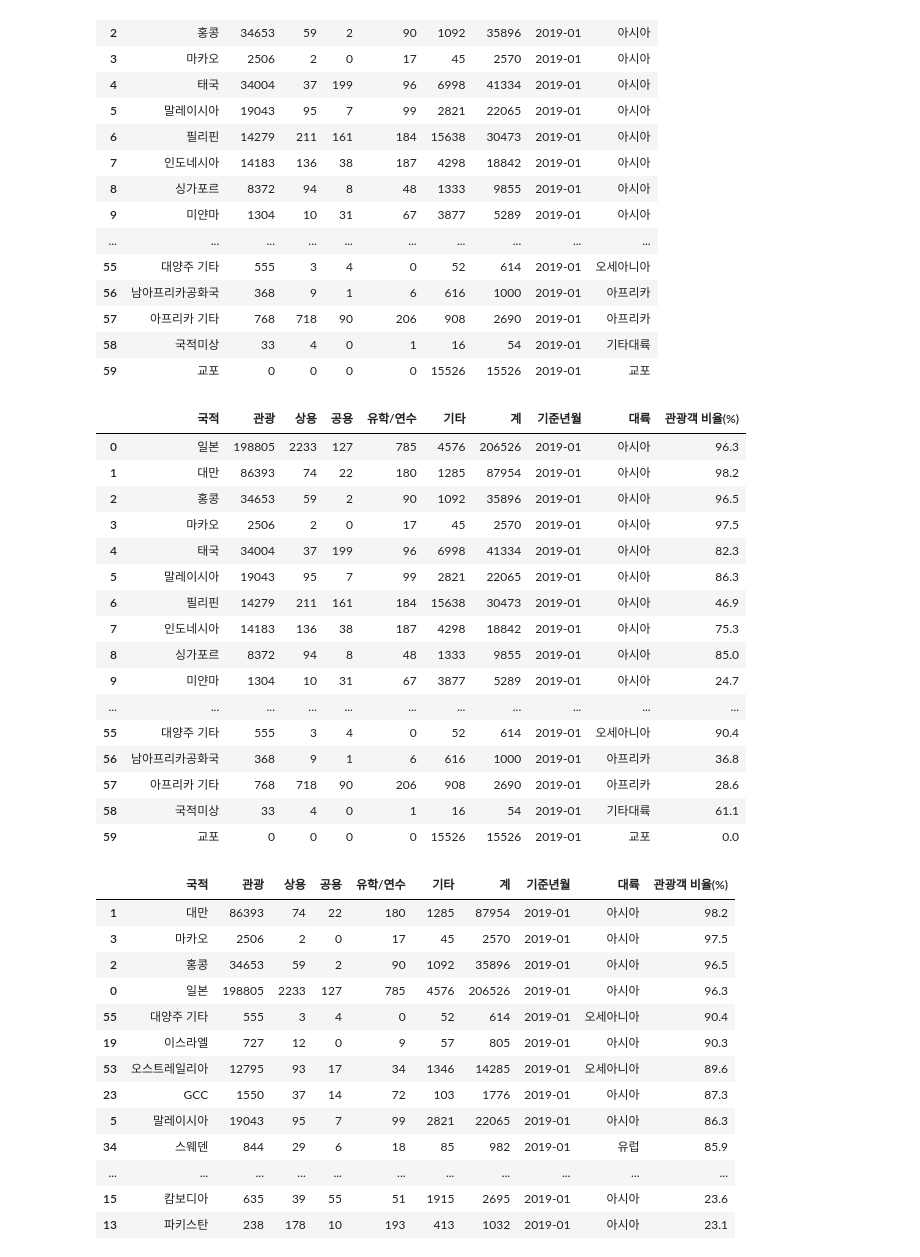
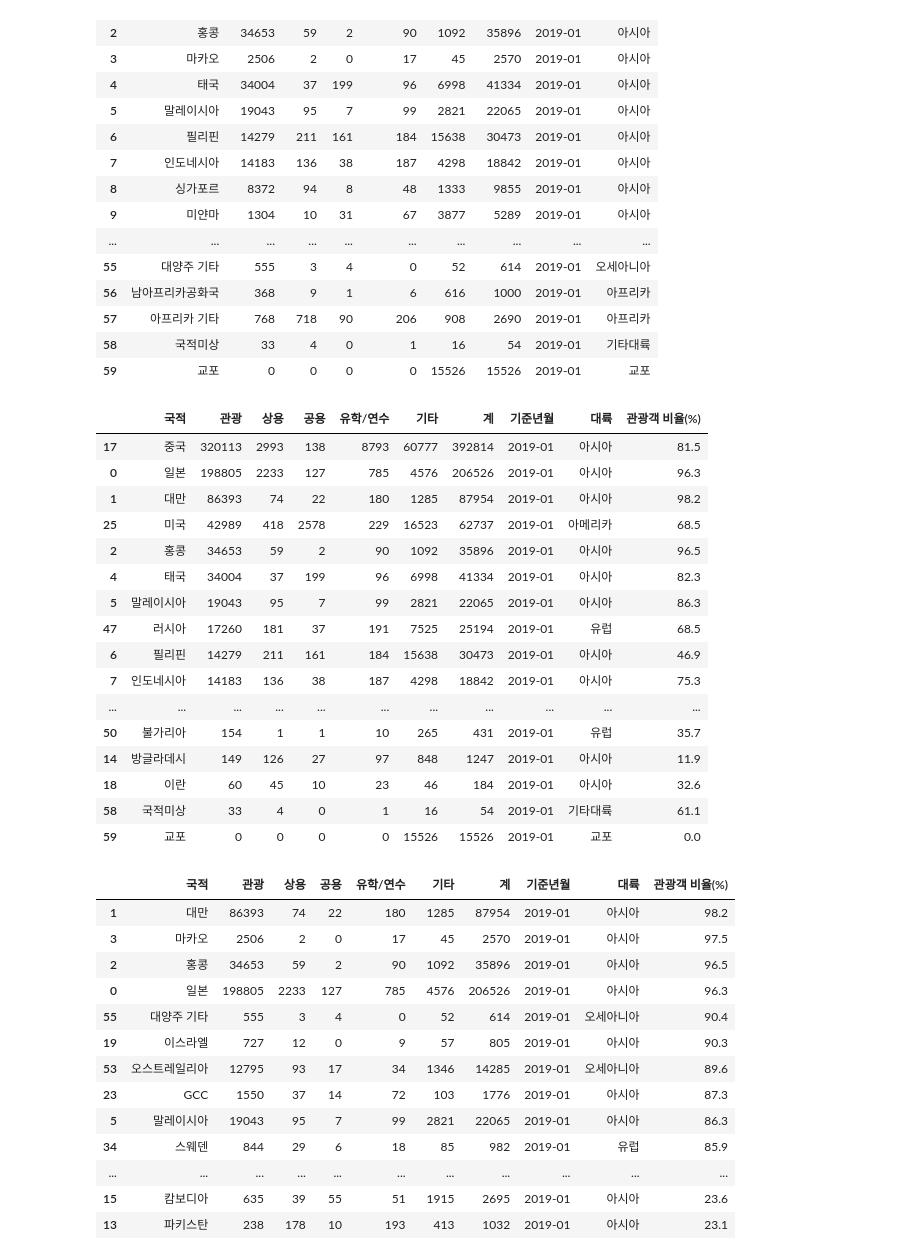
Before and after one commit to vinca0224/bigdata-analysis-2024, a Jupyter notebook: day03/da09_코로나바이러스영향_중국인관광객수_감소분석.ipynb, the cells around one changed output. Saved outputs shown, nothing was run; the diff lists cells and outputs as text; code cells hidden in the pictures.

```diff
--- a/day03/da09_코로나바이러스영향_중국인관광객수_감소분석.ipynb
+++ b/day03/da09_코로나바이러스영향_중국인관광객수_감소분석.ipynb
@@ -313,24 +325,24 @@ kto_201901_countries
 kto_201901_countries['관광객 비율(%)'] = round(kto_201901_countries['관광'] / kto_201901_countries['계'] * 100, 1)
-# %%
-kto_201901_countries
-# %% [output]
-|  | 국적 | 관광 | 상용 | 공용 | 유학/연수 | 기타 | 계 | 기준년월 | 대륙 | 관광객 비율(%) |
-| 0 | 일본 | 198805 | 2233 | 127 | 785 | 4576 | 206526 | 2019-01 | 아시아 | 96.3 |
-| 1 | 대만 | 86393 | 74 | 22 | 180 | 1285 | 87954 | 2019-01 | 아시아 | 98.2 |
-| 2 | 홍콩 | 34653 | 59 | 2 | 90 | 1092 | 35896 | 2019-01 | 아시아 | 96.5 |
-| 3 | 마카오 | 2506 | 2 | 0 | 17 | 45 | 2570 | 2019-01 | 아시아 | 97.5 |
-| 4 | 태국 | 34004 | 37 | 199 | 96 | 6998 | 41334 | 2019-01 | 아시아 | 82.3 |
-| 5 | 말레이시아 | 19043 | 95 | 7 | 99 | 2821 | 22065 | 2019-01 | 아시아 | 86.3 |
-| 6 | 필리핀 | 14279 | 211 | 161 | 184 | 15638 | 30473 | 2019-01 | 아시아 | 46.9 |
-| 7 | 인도네시아 | 14183 | 136 | 38 | 187 | 4298 | 18842 | 2019-01 | 아시아 | 75.3 |
-| 8 | 싱가포르 | 8372 | 94 | 8 | 48 | 1333 | 9855 | 2019-01 | 아시아 | 85.0 |
-| 9 | 미얀마 | 1304 | 10 | 31 | 67 | 3877 | 5289 | 2019-01 | 아시아 | 24.7 |
-| ... | ... | ... | ... | ... | ... | ... | ... | ... | ... | ... |
-| 55 | 대양주 기타 | 555 | 3 | 4 | 0 | 52 | 614 | 2019-01 | 오세아니아 | 90.4 |
-| 56 | 남아프리카공화국 | 368 | 9 | 1 | 6 | 616 | 1000 | 2019-01 | 아프리카 | 36.8 |
-| 57 | 아프리카 기타 | 768 | 718 | 90 | 206 | 908 | 2690 | 2019-01 | 아프리카 | 28.6 |
-| 58 | 국적미상 | 33 | 4 | 0 | 1 | 16 | 54 | 2019-01 | 기타대륙 | 61.1 |
-| 59 | 교포 | 0 | 0 | 0 | 0 | 15526 | 15526 | 2019-01 | 교포 | 0.0 |
+# %%
+kto_201901_countries.sort_values(by='관광', ascending=False)
+# %% [output]
+|  | 국적 | 관광 | 상용 | 공용 | 유학/연수 | 기타 | 계 | 기준년월 | 대륙 | 관광객 비율(%) |
+| 17 | 중국 | 320113 | 2993 | 138 | 8793 | 60777 | 392814 | 2019-01 | 아시아 | 81.5 |
+| 0 | 일본 | 198805 | 2233 | 127 | 785 | 4576 | 206526 | 2019-01 | 아시아 | 96.3 |
+| 1 | 대만 | 86393 | 74 | 22 | 180 | 1285 | 87954 | 2019-01 | 아시아 | 98.2 |
+| 25 | 미국 | 42989 | 418 | 2578 | 229 | 16523 | 62737 | 2019-01 | 아메리카 | 68.5 |
+| 2 | 홍콩 | 34653 | 59 | 2 | 90 | 1092 | 35896 | 2019-01 | 아시아 | 96.5 |
+| 4 | 태국 | 34004 | 37 | 199 | 96 | 6998 | 41334 | 2019-01 | 아시아 | 82.3 |
+| 5 | 말레이시아 | 19043 | 95 | 7 | 99 | 2821 | 22065 | 2019-01 | 아시아 | 86.3 |
+| 47 | 러시아 | 17260 | 181 | 37 | 191 | 7525 | 25194 | 2019-01 | 유럽 | 68.5 |
+| 6 | 필리핀 | 14279 | 211 | 161 | 184 | 15638 | 30473 | 2019-01 | 아시아 | 46.9 |
+| 7 | 인도네시아 | 14183 | 136 | 38 | 187 | 4298 | 18842 | 2019-01 | 아시아 | 75.3 |
+| ... | ... | ... | ... | ... | ... | ... | ... | ... | ... | ... |
+| 50 | 불가리아 | 154 | 1 | 1 | 10 | 265 | 431 | 2019-01 | 유럽 | 35.7 |
+| 14 | 방글라데시 | 149 | 126 | 27 | 97 | 848 | 1247 | 2019-01 | 아시아 | 11.9 |
+| 18 | 이란 | 60 | 45 | 10 | 23 | 46 | 184 | 2019-01 | 아시아 | 32.6 |
+| 58 | 국적미상 | 33 | 4 | 0 | 1 | 16 | 54 | 2019-01 | 기타대륙 | 61.1 |
+| 59 | 교포 | 0 | 0 | 0 | 0 | 15526 | 15526 | 2019-01 | 교포 | 0.0 |
 # %%
 ## 관광객 비율이 높은 나라 Top 5
 kto_201901_countries.sort_values(by='관광객 비율(%)', ascending=False)
```
Also changed, not shown: parts of 41 cells of this notebook, 3 other files.
